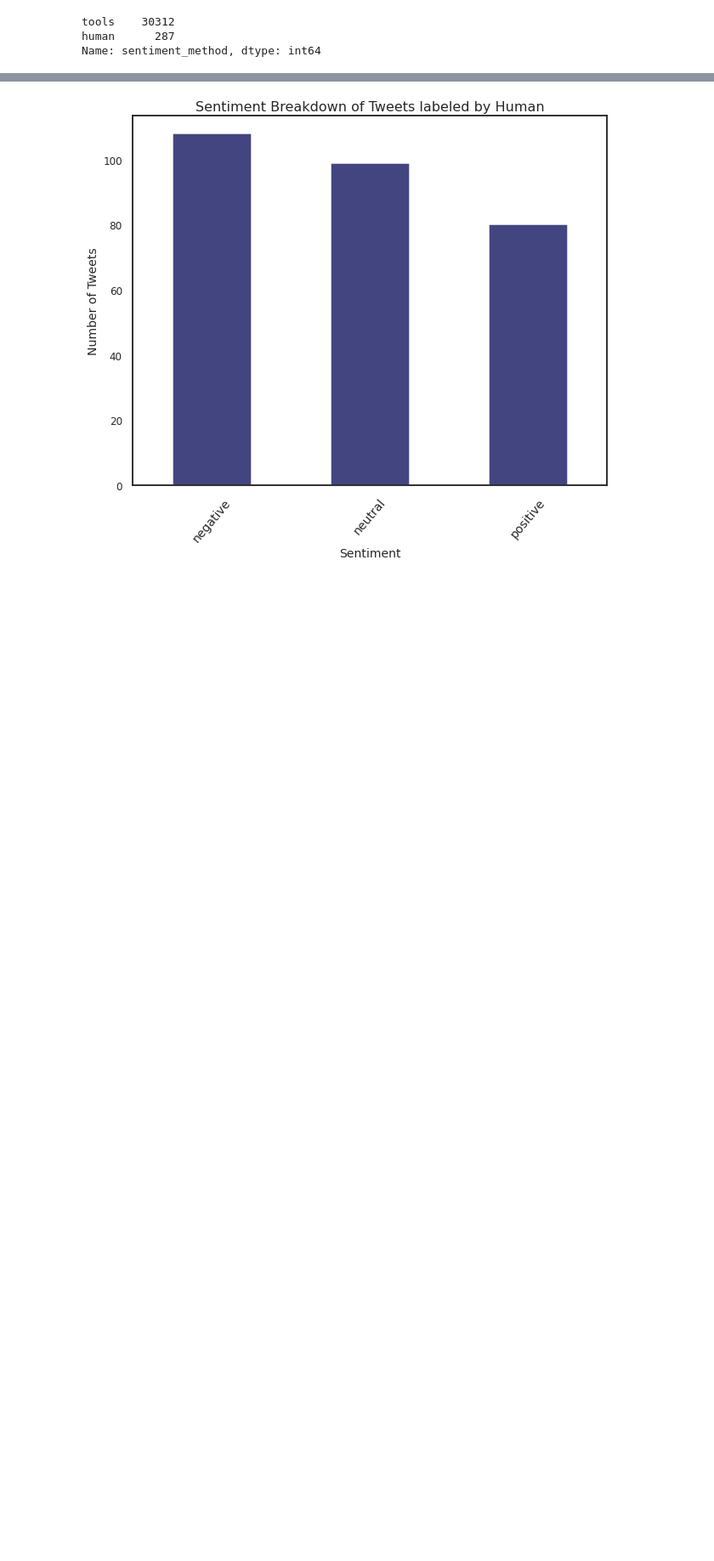
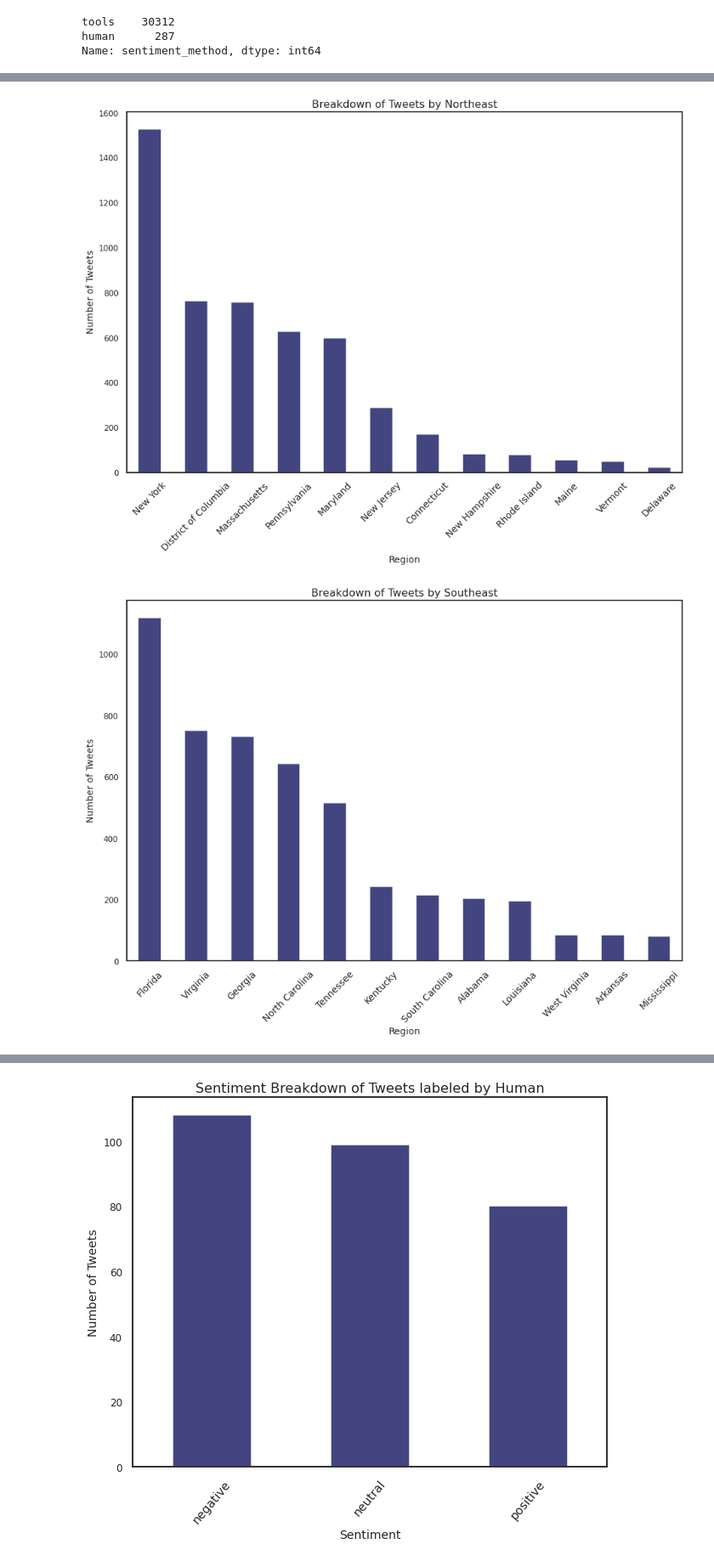
Before and after one commit to lspope/capstone, a Jupyter notebook: code/eda.ipynb, the cells around one changed output, grey strips where cells are left out. Shown at 85% size. Saved outputs shown, nothing was run; the diff lists cells and outputs as text; code cells hidden in the pictures; blank space fills up the shorter version.

```diff
--- a/code/eda.ipynb
+++ b/code/eda.ipynb
@@ -215,0 +238,45 @@ by_sentiment.plot.pie(autopct='%.1f%%');
+# %%
+northeast_by_state = northeast.groupby(['loc_state_vetted'])['content'].count()
+southeast_by_state = southeast.groupby(['loc_state_vetted'])['content'].count()
+southwest_by_state = southwest.groupby(['loc_state_vetted'])['content'].count()
+west_by_state = west.groupby(['loc_state_vetted'])['content'].count()
+midwest_by_state = midwest.groupby(['loc_state_vetted'])['content'].count()
+
+regions_by_state_groupbys = [('Northeast', northeast_by_state),
+                             ('Southeast', southeast_by_state),
+                             ('Southwest', southwest_by_state),
+                             ('West', west_by_state),
+                             ('Midwest', midwest_by_state)]
+
+
+northeast_by_state_and_sentiment = northeast.groupby(['loc_state_vetted', 'sentiment'])['content'].count()
+southeast_by_state_and_sentiment = southeast.groupby(['loc_state_vetted', 'sentiment'])['content'].count()
+southwest_by_state_and_sentiment = southwest.groupby(['loc_state_vetted', 'sentiment'])['content'].count()
+west_by_state_and_sentiment = west.groupby(['loc_state_vetted', 'sentiment'])['content'].count()
+midwest_by_state_and_sentiment = midwest.groupby(['loc_state_vetted', 'sentiment'])['content'].count()
+
+regions_by_state_and_sentiment_groupbys = [('Northeast', northeast_by_state_and_sentiment),
+                                           ('Southeast', southeast_by_state_and_sentiment),
+                                           ('Southwest', southwest_by_state_and_sentiment),
+                                           ('West', west_by_state_and_sentiment),
+                                           ('Midwest', midwest_by_state_and_sentiment)]
+# %%
+def plot_region_breakdown(region_name_groupby_tuple, unstack=False, colormap='tab20b'):
+    region_name = region_name_groupby_tuple[0]
+    region_groupby = region_name_groupby_tuple[1]
+    region_groupby.sort_values(ascending=False, inplace=True)
+    if unstack:
+        region_groupby.unstack().plot.bar(fontsize=14, rot=45, alpha=0.95, figsize=(15,10), colormap=colormap)
+    else:
+        region_groupby.plot.bar(fontsize=14, rot=45, alpha=0.95, figsize=(15,10), colormap=colormap)
+    plt.title('Breakdown of Tweets by ' + region_name, size='16')
+    plt.xlabel('Region',size=14)
+    plt.ylabel('Number of Tweets',size=14)
+    plt.yticks(size=12)
+    plt.show()
+# %%
+for item in regions_by_state_groupbys:
+    plot_region_breakdown(item)
+# %% [output]
+[figure, added]
+[figure, added]
```
Also changed, not shown: parts of 8 cells of this notebook, 3 other files.
